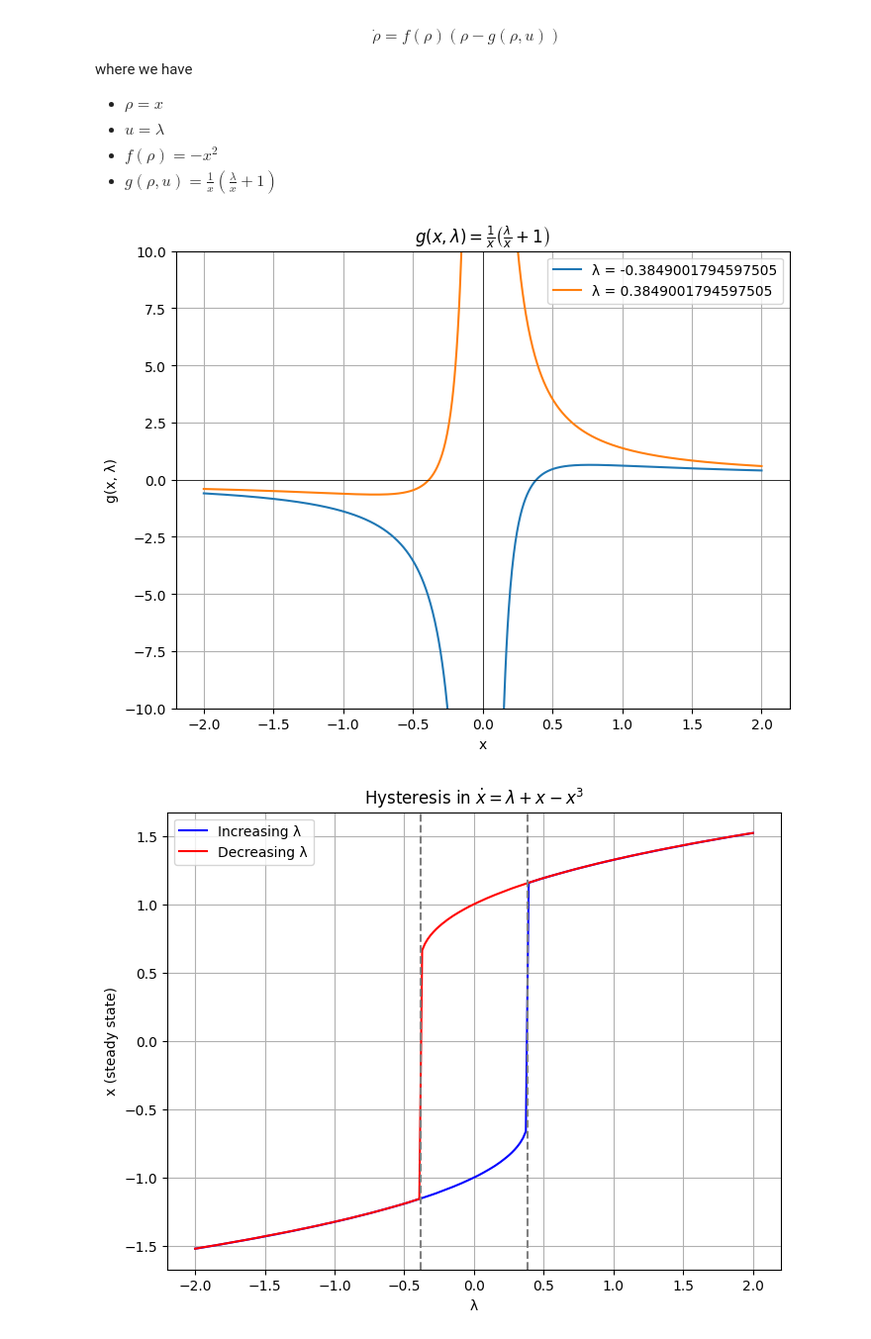
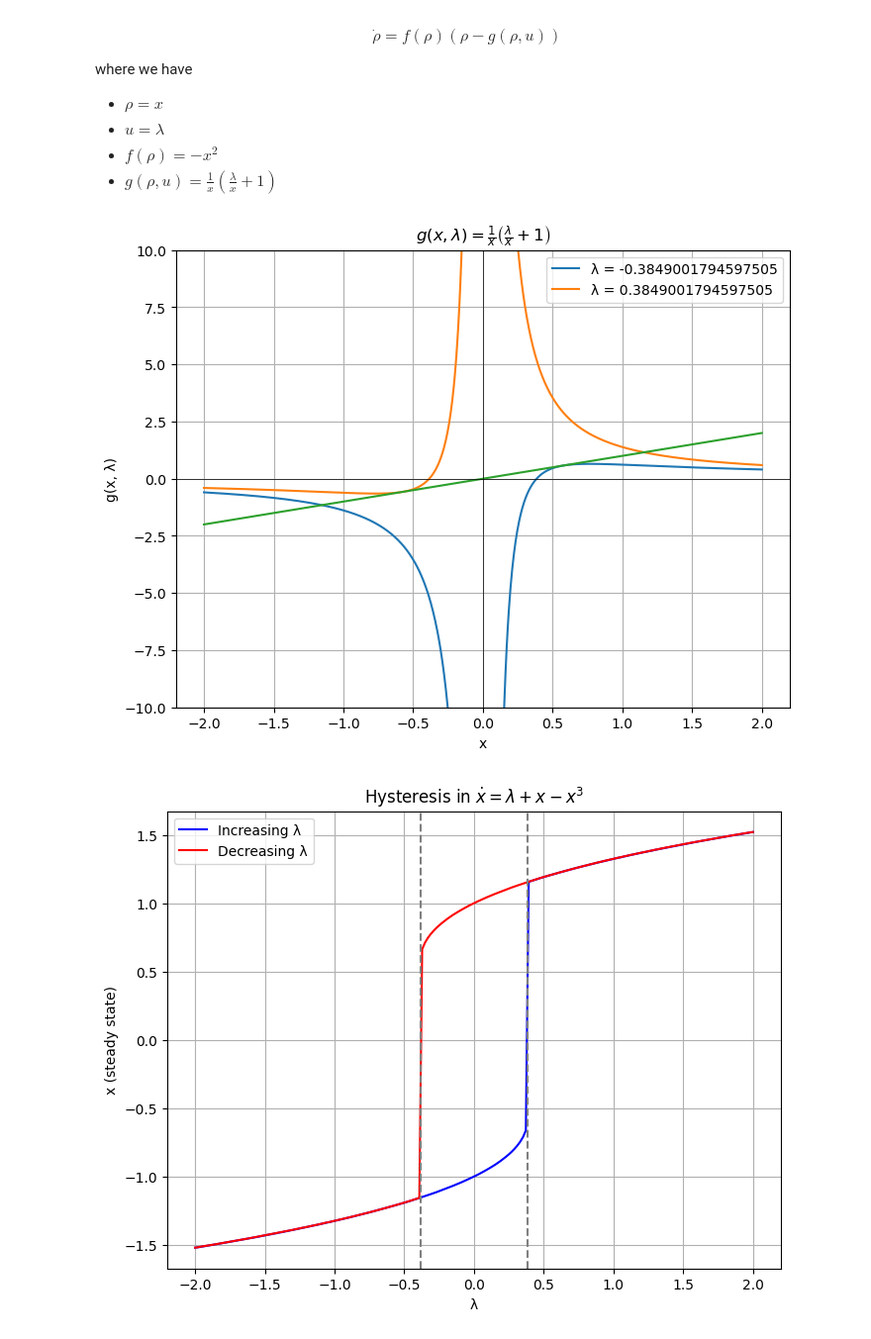
Before and after one commit to MalachiteWind/stable_node_control, a Jupyter notebook: notebooks/hysteresis.ipynb, the cells around one changed output. Shown at 99% size. Drawn from its saved outputs; the diff is of its cells as text; code cells hidden in the pictures.

```diff
--- a/notebooks/hysteresis.ipynb
+++ b/notebooks/hysteresis.ipynb
@@ -9,34 +9,35 @@ where we have
 # %%
 import numpy as np
 import matplotlib.pyplot as plt
 
 def g(x, lam):
     return (1/x) * (lam/x + 1)
 
 # Define x range avoiding zero
 x = np.linspace(-2, 2, 1000)
 x = x[np.abs(x) > 1e-2]  # avoid division by zero near x=0
 
 # Values of lambda to plot
 lambda_vals = [-1, -np.sqrt(4/27), 0, np.sqrt(4/27), 1]
 lambda_vals = [-np.sqrt(4/27), np.sqrt(4/27)]
 
 plt.figure(figsize=(8,6))
 for lam in lambda_vals:
     y = g(x, lam)
     plt.plot(x, y, label=f"λ = {lam}")
 
+plt.plot(x,x)
 plt.axhline(0, color='k', linewidth=0.5)
 plt.axvline(0, color='k', linewidth=0.5)
 plt.ylim(-10, 10)
 plt.title(r"$g(x, \lambda) = \frac{1}{x} \left( \frac{\lambda}{x} + 1 \right)$")
 plt.xlabel("x")
 plt.ylabel("g(x, λ)")
 plt.legend()
 plt.grid(True)
 plt.show()
 # %% [output]
-[figure, old version]
+[figure, new version]
 # %%
 import numpy as np
 import matplotlib.pyplot as plt
```
Also changed, not shown: 4 other files.
